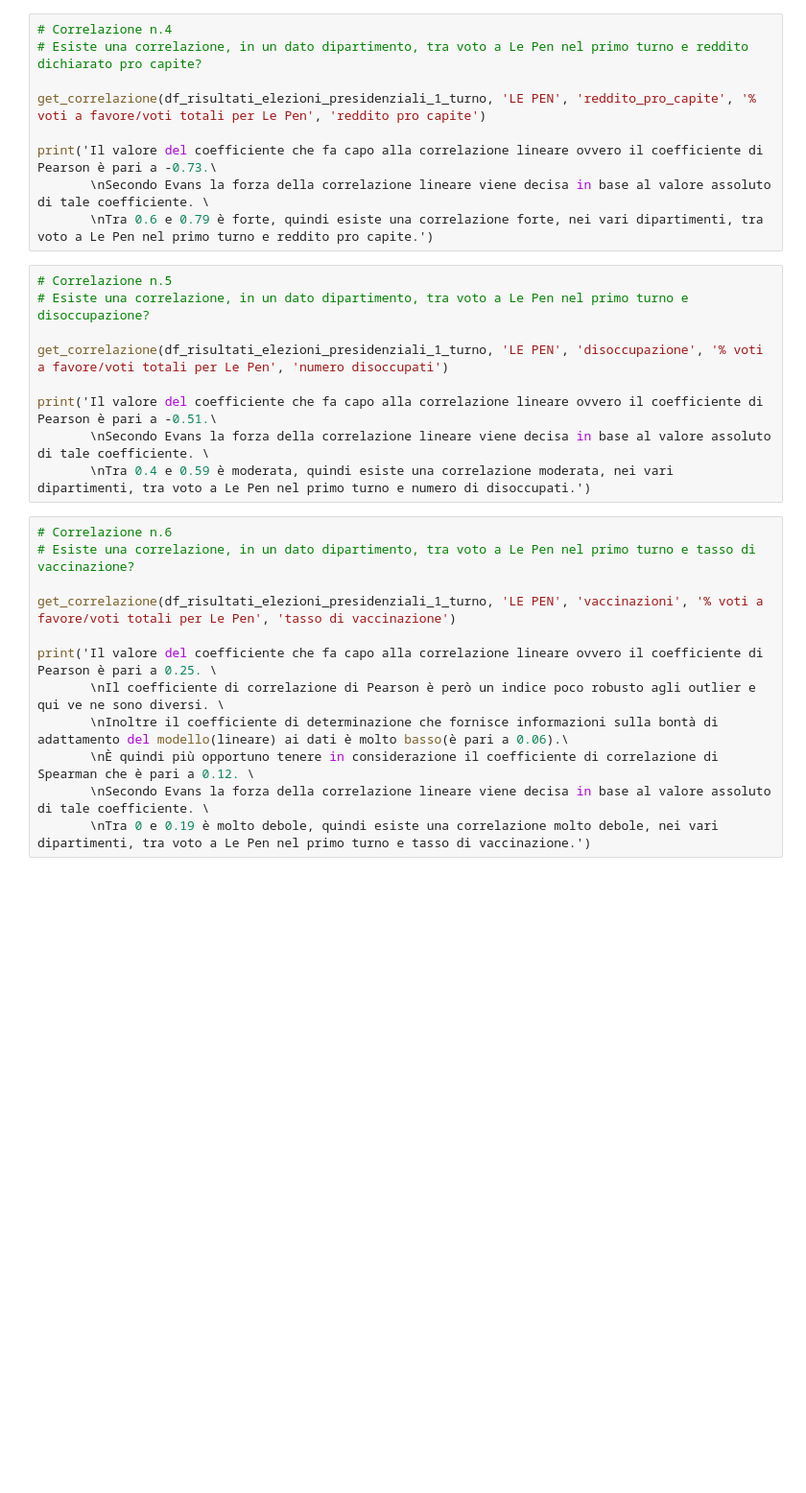
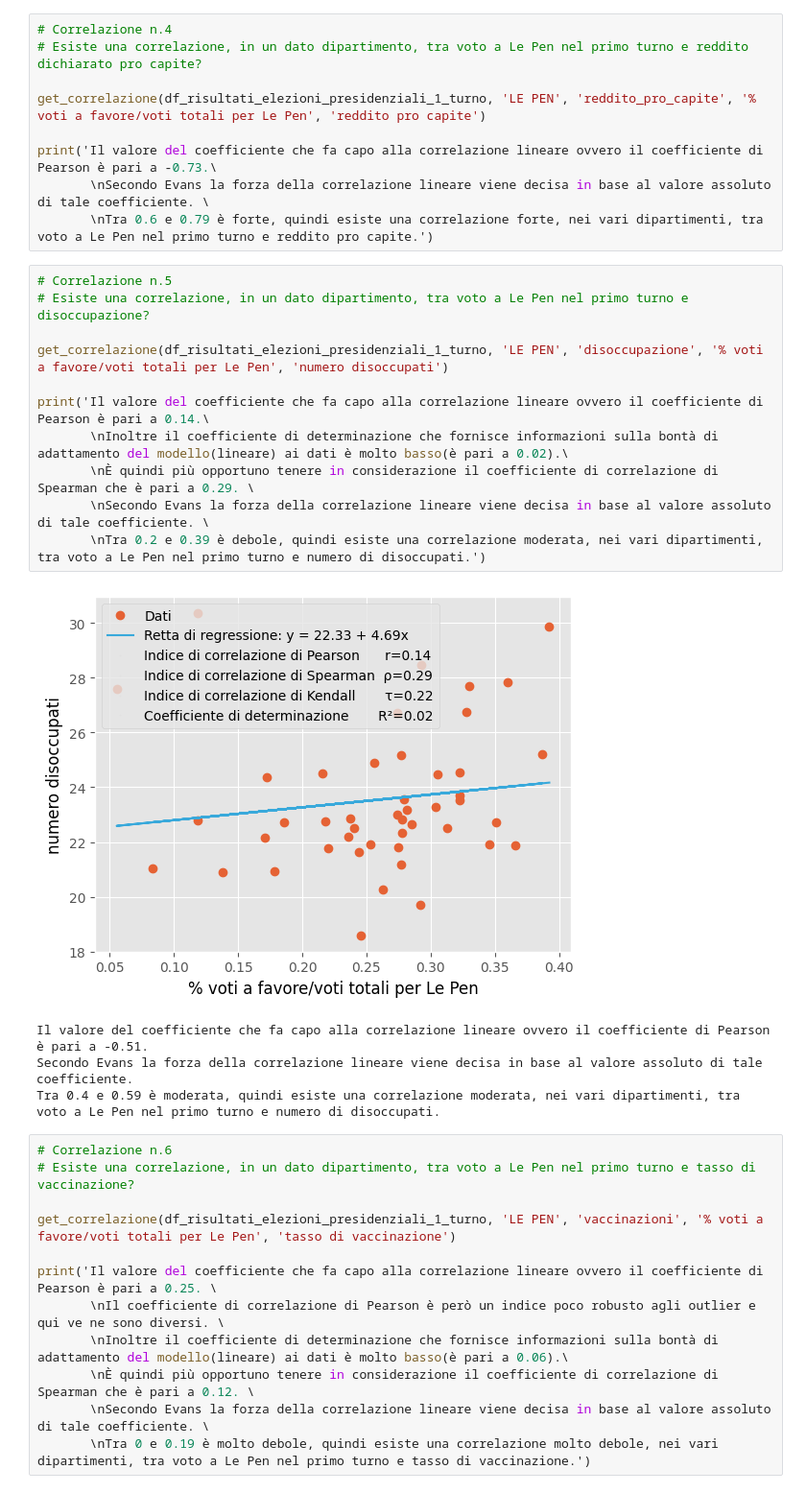
Before and after one commit to NabboGamer/progetto-big-data, a Jupyter notebook: Data Analytics.ipynb, the cells around one changed output. Shown at 96% size. Saved outputs shown, nothing was run; the diff lists cells and outputs as text; blank space fills up the shorter version.

```diff
--- a/Data Analytics.ipynb
+++ b/Data Analytics.ipynb
@@ -409,12 +454,19 @@ print('Il valore del coefficiente che fa capo alla correlazione lineare ovvero i
 # %%
 # Correlazione n.5
 # Esiste una correlazione, in un dato dipartimento, tra voto a Le Pen nel primo turno e disoccupazione?
 
 get_correlazione(df_risultati_elezioni_presidenziali_1_turno, 'LE PEN', 'disoccupazione', '% voti a favore/voti totali per Le Pen', 'numero disoccupati')
 
-print('Il valore del coefficiente che fa capo alla correlazione lineare ovvero il coefficiente di Pearson è pari a -0.51.\
+print('Il valore del coefficiente che fa capo alla correlazione lineare ovvero il coefficiente di Pearson è pari a 0.14.\
+       \nInoltre il coefficiente di determinazione che fornisce informazioni sulla bontà di adattamento del modello(lineare) ai dati è molto basso(è pari a 0.02).\
+       \nÈ quindi più opportuno tenere in considerazione il coefficiente di correlazione di Spearman che è pari a 0.29. \
        \nSecondo Evans la forza della correlazione lineare viene decisa in base al valore assoluto di tale coefficiente. \
-       \nTra 0.4 e 0.59 è moderata, quindi esiste una correlazione moderata, nei vari dipartimenti, tra voto a Le Pen nel primo turno e numero di disoccupati.')
+       \nTra 0.2 e 0.39 è debole, quindi esiste una correlazione moderata, nei vari dipartimenti, tra voto a Le Pen nel primo turno e numero di disoccupati.')
+# %% [output]
+[figure, added]
+Il valore del coefficiente che fa capo alla correlazione lineare ovvero il coefficiente di Pearson è pari a -0.51.
+Secondo Evans la forza della correlazione lineare viene decisa in base al valore assoluto di tale coefficiente.
+Tra 0.4 e 0.59 è moderata, quindi esiste una correlazione moderata, nei vari dipartimenti, tra voto a Le Pen nel primo turno e numero di disoccupati.
 # %%
 # Correlazione n.6
 # Esiste una correlazione, in un dato dipartimento, tra voto a Le Pen nel primo turno e tasso di vaccinazione?
```
Also changed, not shown: parts of 6 cells of this notebook.
